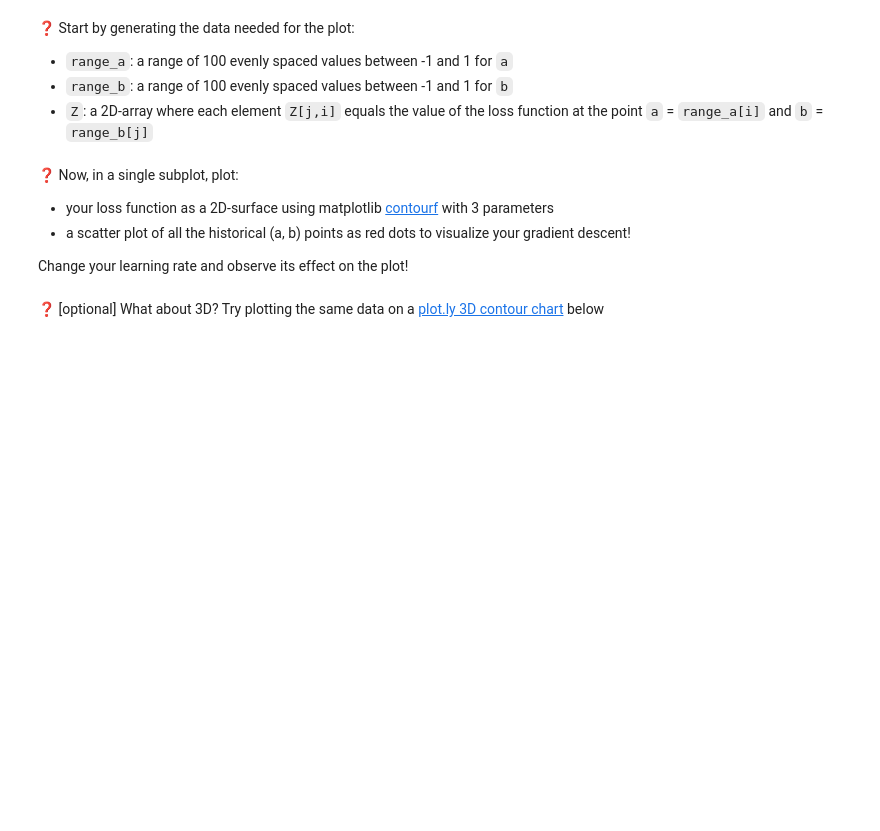
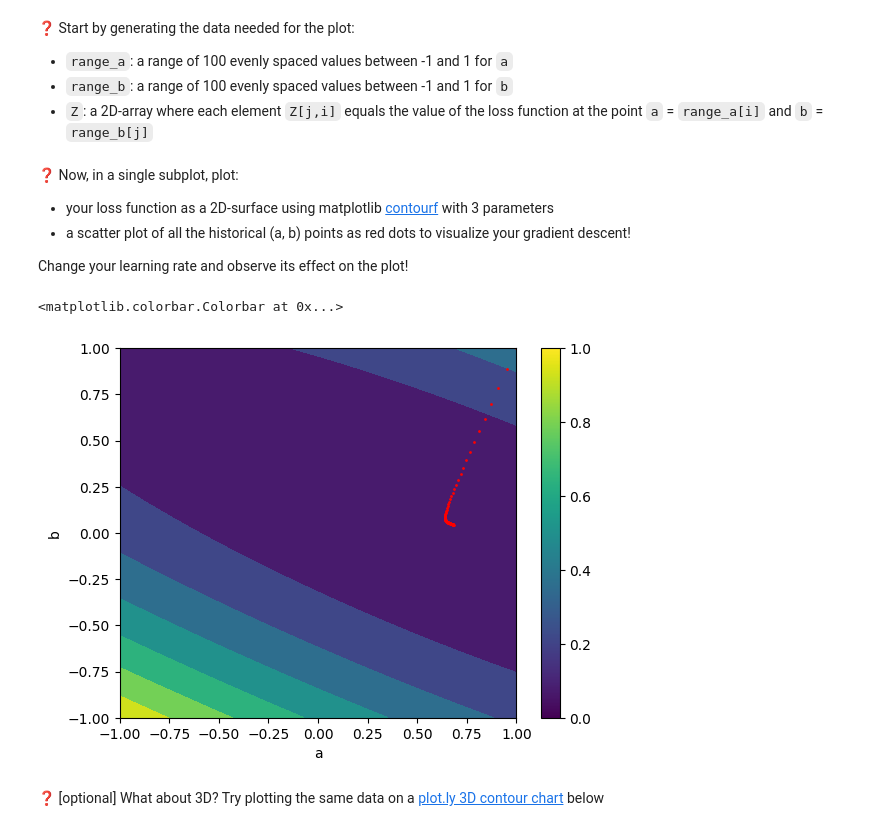
Before and after one commit to itsyeren/gradient-descent, a Jupyter notebook: Gradient-Descent.ipynb, the cells around one changed output. Saved outputs shown, nothing was run; the diff lists cells and outputs as text; code cells hidden in the pictures; blank space fills up the shorter version.

```diff
--- a/Gradient-Descent.ipynb
+++ b/Gradient-Descent.ipynb
@@ -278,3 +299,12 @@ def gradient_descent(X, Y, a_init=1, b_init=1, learning_rate=0.001, n_epochs=100
+# %%
+range_a = np.linspace(-1, 1, 100)
+range_b = np.linspace(-1, 1, 100)
+# %%
+Z = np.zeros((len(range_a), len(range_b)))
+
+for (i, a) in enumerate(range_a):
+    for (j, b) in enumerate(range_b):
+        Z[j,i] = loss(data_X,data_Y,a,b)
 # %% [markdown]
 ❓ Now, in a single subplot, plot:
 - your loss function as a 2D-surface using matplotlib [contourf](https://matplotlib.org/api/_as_gen/matplotlib.pyplot.contourf.html) with 3 parameters
@@ -286,3 +314,12 @@ Change your learning rate and observe its effect on the plot!
+# %%
+plt.contourf(range_a, range_b, Z)
+plt.xlabel('a')
+plt.ylabel('b')
+plt.scatter(history['a'], history['b'], c='r', s=1)
+plt.colorbar()
+# %% [output]
+<matplotlib.colorbar.Colorbar at 0x...>
+[figure, added]
 # %% [markdown]
 ❓ [optional] What about 3D? Try plotting the same data on a [plot.ly 3D contour chart](https://plotly.com/python/3d-surface-plots/) below
 # %%
```
Also changed, not shown: parts of 12 cells of this notebook.
